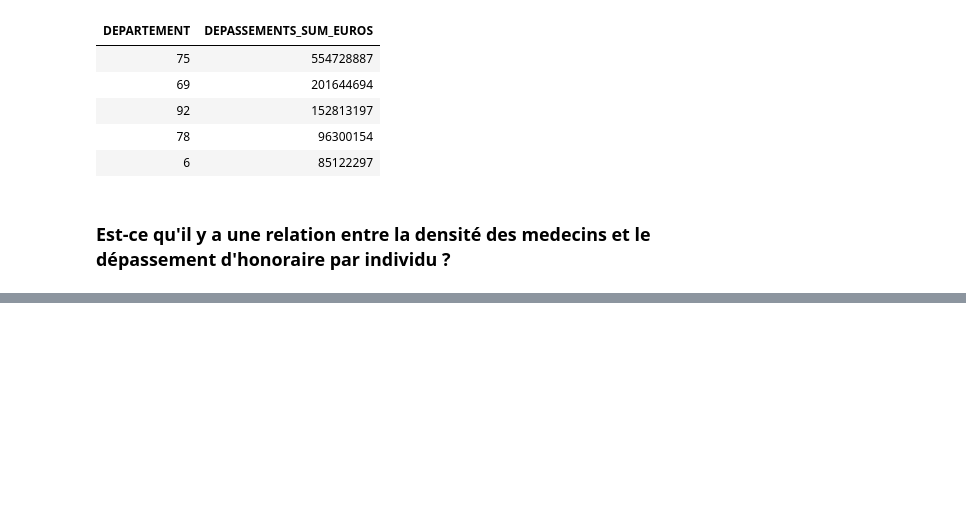
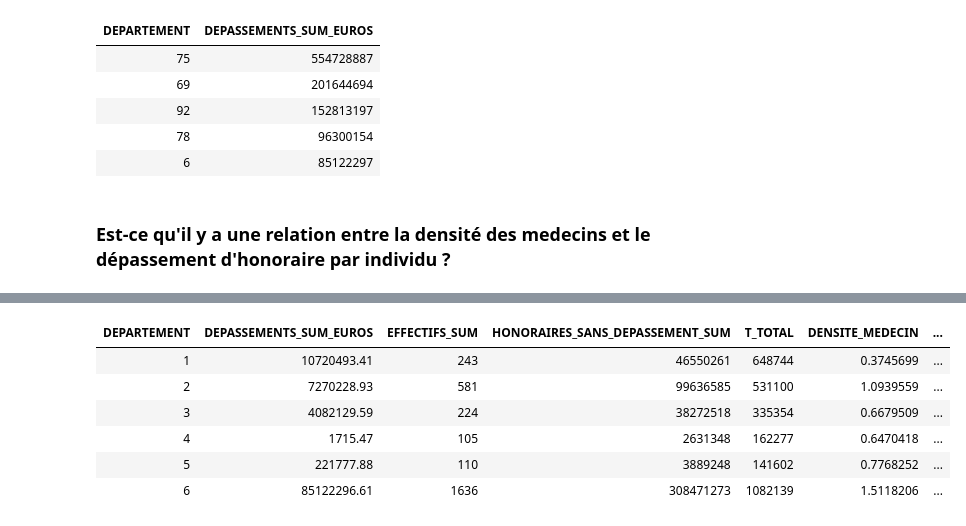
Before and after one commit to radcheb/R_course, a Jupyter notebook: TP1/TP hackathon Etalab- solution.ipynb, the cells around one changed output, grey strips where cells are left out. Saved outputs shown, nothing was run; the diff lists cells and outputs as text; code cells hidden in the pictures; blank space fills up the shorter version.

```diff
--- a/TP1/TP hackathon Etalab- solution.ipynb
+++ b/TP1/TP hackathon Etalab- solution.ipynb
@@ -178,3 +152,25 @@ Warning message in evalq(as.numeric(DEPASSEMENTS_EUROS), <environment>):
 | 6 | 85122297 |
 # %% [markdown]
 ### Est-ce qu'il y a une relation entre la densité des medecins et le dépassement d'honoraire par individu ?
+# %%
+honoraires_dept_df <-
+  honoraires_data %>%
+    filter(!grepl("TOTAL",DEPARTEMENT)) %>% # Filter les lignes totals départements
+    mutate(DEPARTEMENT = as.integer(str_extract(DEPARTEMENT, "(\\d+)"))) %>% # garder que le code du département
+
+    # Renommer les colonnes 'Spécialistes' et 'DEPASSEMENTS (Euros)'
+    rename(SPECIALISTES='Spécialistes', DEPASSEMENTS_EUROS = 'DEPASSEMENTS (Euros)', HONORAIRES_SANS_DEPASSEMENT='HONORAIRES SANS DEPASSEMENT (Euros)') %>%
+
+    # Convertir le dépassement en numeric en introduisant des NA ou c'est pas renseigné
+    mutate(DEPASSEMENTS_EUROS = as.numeric(DEPASSEMENTS_EUROS)) %>% #
+    mutate(HONORAIRES_SANS_DEPASSEMENT = as.numeric(HONORAIRES_SANS_DEPASSEMENT)) %>% #
+
+    select(SPECIALISTES, DEPARTEMENT, DEPASSEMENTS_EUROS, HONORAIRES_SANS_DEPASSEMENT, EFFECTIFS) %>%
+    filter(!grepl("TOTAL",SPECIALISTES)) %>%
+
+    group_by(DEPARTEMENT) %>% # Grouper par département
+    summarize(DEPASSEMENTS_SUM_EUROS = sum(DEPASSEMENTS_EUROS, na.rm = TRUE),
+              EFFECTIFS_SUM = sum(EFFECTIFS, na.rm = TRUE), HONORAIRES_SANS_DEPASSEMENT_SUM=sum(HONORAIRES_SANS_DEPASSEMENT, na.rm = TRUE))
+
+head(honoraires_dept_df)
+nrow(honoraires_dept_df)
@@ -180,0 +222,14 @@ Warning message in evalq(as.numeric(DEPASSEMENTS_EUROS), <environment>):
+# %%
+honoraires_dept_pop_df <- honoraires_dept_pop_df %>%
+    mutate(DENSITE_MEDECIN=EFFECTIFS_SUM/T_TOTAL*1000) %>%
+    mutate(DEPACEMENT_INDIVIDU=DEPASSEMENTS_SUM_EUROS/T_TOTAL) %>%
+    mutate(HONORAIRES_SANS_DEPASSEMENT_INDIVIDU=HONORAIRES_SANS_DEPASSEMENT_SUM/T_TOTAL)
+head(honoraires_dept_pop_df)
+# %% [output]
+| DEPARTEMENT | DEPASSEMENTS_SUM_EUROS | EFFECTIFS_SUM | HONORAIRES_SANS_DEPASSEMENT_SUM | T_TOTAL | DENSITE_MEDECIN | ... |
+| 1 | 10720493.41 | 243 | 46550261 | 648744 | 0.3745699 | ... |
+| 2 | 7270228.93 | 581 | 99636585 | 531100 | 1.0939559 | ... |
+| 3 | 4082129.59 | 224 | 38272518 | 335354 | 0.6679509 | ... |
+| 4 | 1715.47 | 105 | 2631348 | 162277 | 0.6470418 | ... |
+| 5 | 221777.88 | 110 | 3889248 | 141602 | 0.7768252 | ... |
+| 6 | 85122296.61 | 1636 | 308471273 | 1082139 | 1.5118206 | ... |
```
Also changed, not shown: parts of 10 cells of this notebook, 2 other files.
